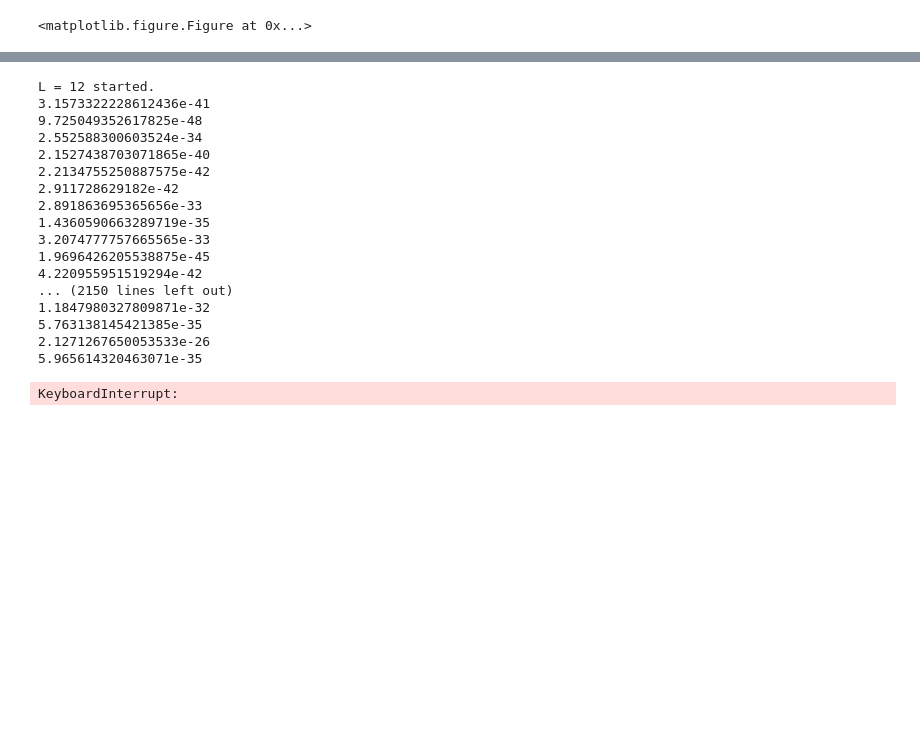
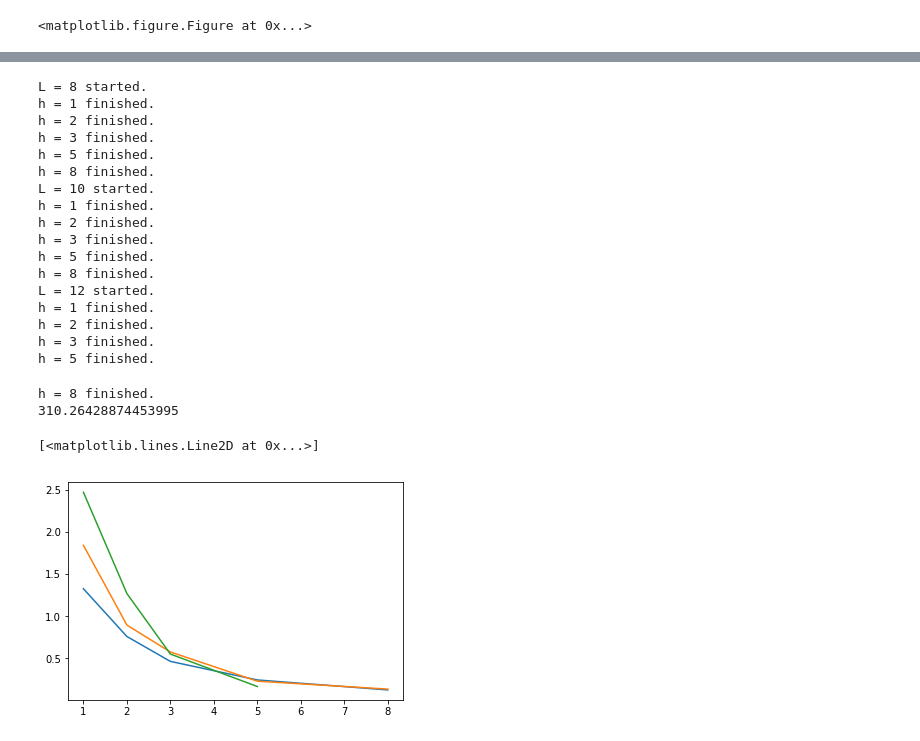
Before and after one commit to albertnbrown/MBL, a Jupyter notebook: HeisenbergOpenBoundry.ipynb, the cells around one changed output, grey strips where cells are left out. Saved outputs shown, nothing was run; the diff lists cells and outputs as text; code cells hidden in the pictures; blank space fills up the shorter version.

```diff
--- a/HeisenbergOpenBoundry.ipynb
+++ b/HeisenbergOpenBoundry.ipynb
@@ -437,33 +577,37 @@ sub.semilogx(hlist, f6[2],basex=5)
 # %%
-hlist = [12]
+hlist = [1,2,3,5,8]
 temp = t.clock()
-SerbynAbanin1 = BipartEntangleS([12],hlist,[100])
+SerbynAbanin1 = BipartEntangleS([8,10,12],hlist,[500,50,5])
 print(t.clock()-temp)
 # %% [output]
+L = 8 started.
+h = 1 finished.
+h = 2 finished.
+h = 3 finished.
+h = 5 finished.
+h = 8 finished.
+L = 10 started.
+h = 1 finished.
+h = 2 finished.
+h = 3 finished.
+h = 5 finished.
+h = 8 finished.
 L = 12 started.
-3.1573322228612436e-41
-9.725049352617825e-48
-2.552588300603524e-34
-2.1527438703071865e-40
-2.2134755250887575e-42
-2.911728629182e-42
-2.891863695365656e-33
-1.4360590663289719e-35
-3.2074777757665565e-33
-1.9696426205538875e-45
-4.220955951519294e-42
-... (2150 lines left out)
-1.1847980327809871e-32
-5.763138145421385e-35
-2.1271267650053533e-26
-5.965614320463071e-35
+h = 1 finished.
+h = 2 finished.
+h = 3 finished.
+h = 5 finished.
-KeyboardInterrupt:
+h = 8 finished.
+310.26428874453995
 # %%
 out,sub = plt.subplots(1)
 sub.plot(hlist,SerbynAbanin1[0])
-#sub.plot(hlist,SerbynAbanin1[1])
-#sub.plot(hlist,SerbynAbanin1[2])
+sub.plot(hlist,SerbynAbanin1[1])
+sub.plot(hlist,SerbynAbanin1[2])
 #sub.plot(hlist,SerbynAbanin1[3])
+# %% [output]
+[<matplotlib.lines.Line2D at 0x...>]
+[figure, added]
 # %%
 hlist = [1,2,3,5,8]
 temp = t.clock()
```
Also changed, not shown: parts of 17 cells of this notebook.
